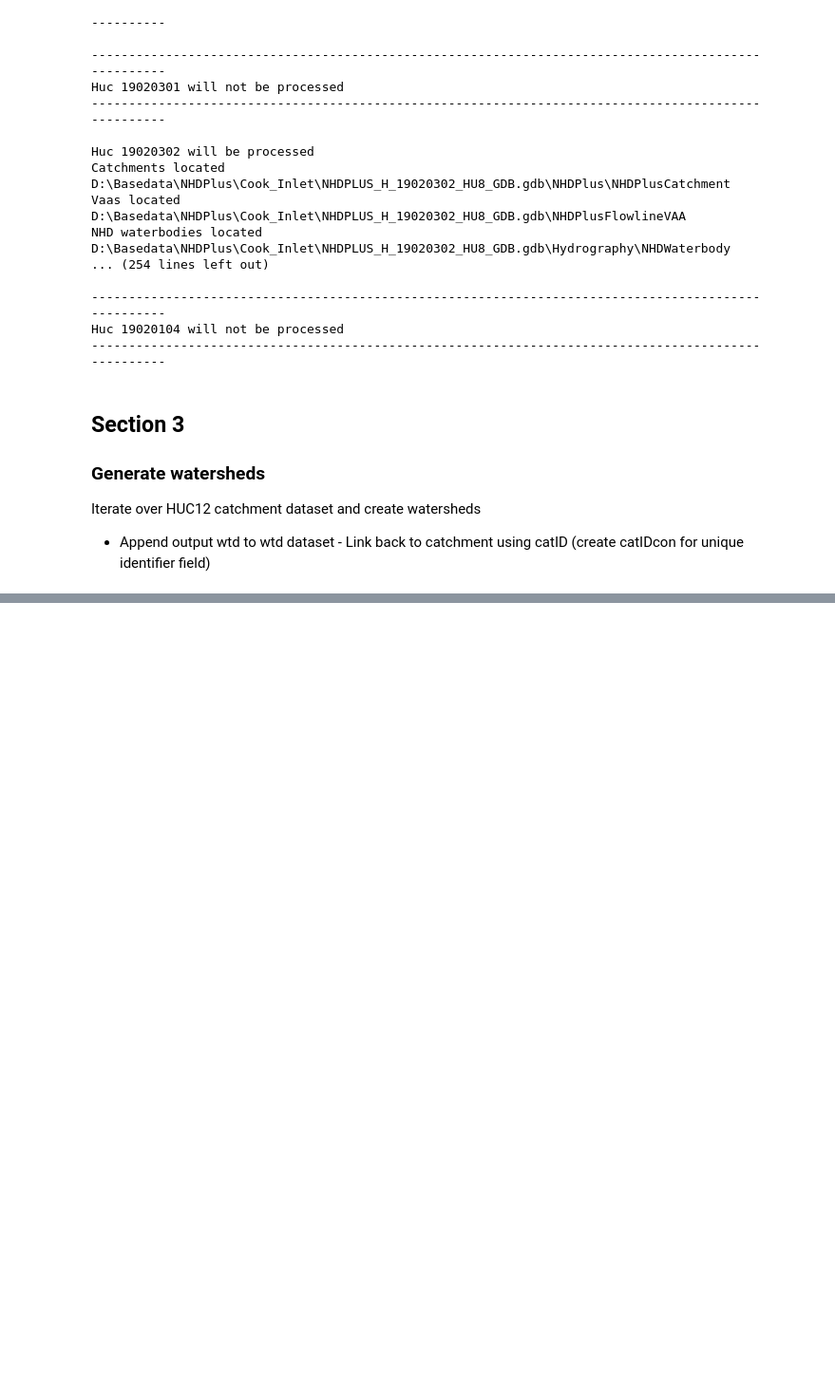
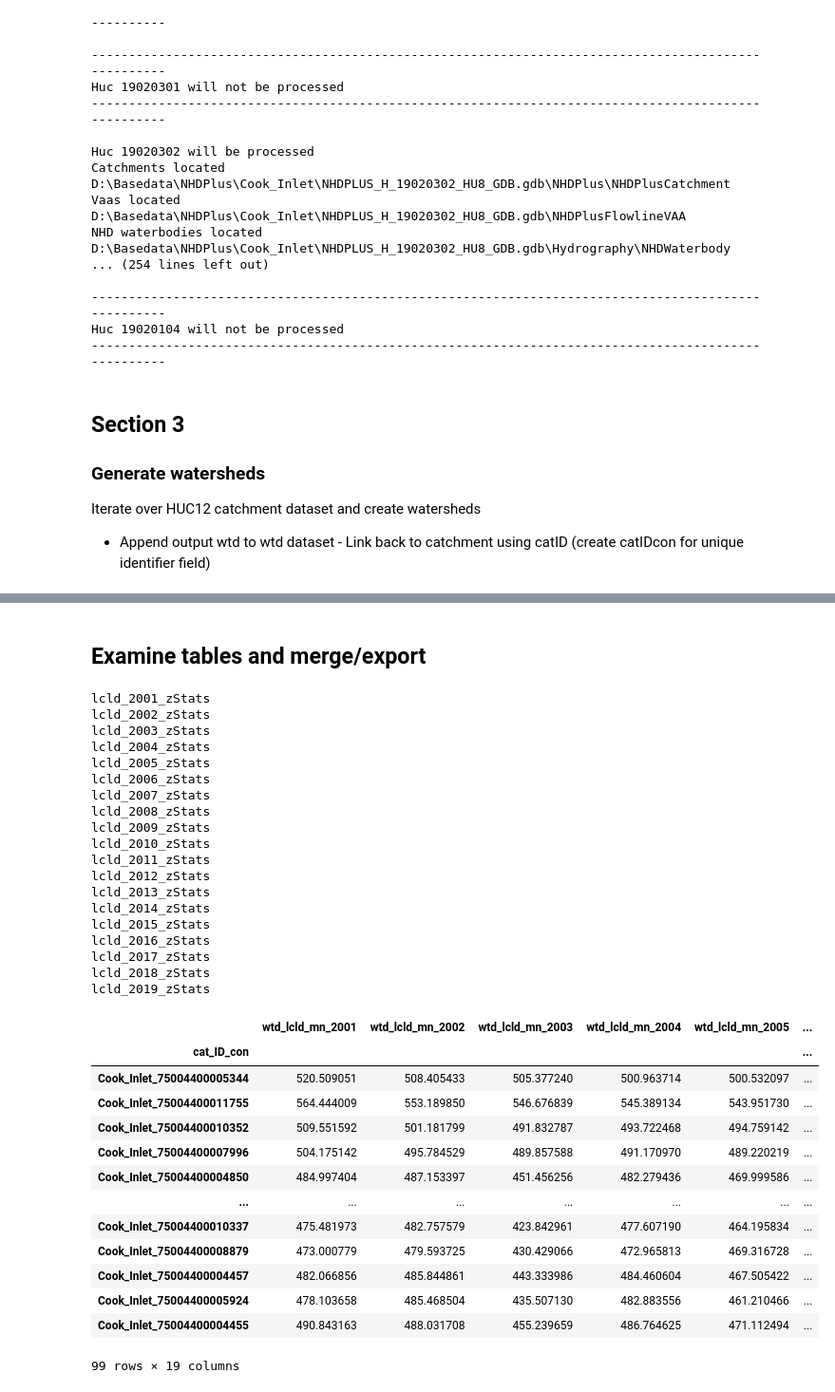
Before and after one commit to erinlarson/AKSSF, a Jupyter notebook: data_preparation/sensitivity_drivers/geomorphology/AKSSF_Huc12_prediction.ipynb, the cells around one changed output, grey strips where cells are left out. Shown: that part at 95% size. Drawn from its saved outputs; the diff is of its cells as text; code cells hidden in the pictures; blank space fills up the shorter version.

```diff
--- a/data_preparation/sensitivity_drivers/geomorphology/AKSSF_Huc12_prediction.ipynb
+++ b/data_preparation/sensitivity_drivers/geomorphology/AKSSF_Huc12_prediction.ipynb
@@ -365,3 +539,21 @@ Iterate over HUC12 catchment dataset and create watersheds
+# %%
+vpu = '19020302'
+wtd_merge = arcpy.Merge_management(wtdList, os.path.join(huc12cv_scratchgdb,'AKSSF_HUC_'+str(vpu)+'_wtds_merge'),'','ADD_SOURCE_INFO')
+arcpy.AddField_management(wtd_merge,'cat_ID_con','TEXT')
+arcpy.AddField_management(wtd_merge,'cat_ID','DOUBLE')
+arcpy.AddField_management(wtd_merge,'cat_ID_txt','TEXT')
+arcpy.AddField_management(wtd_merge,'NHDPlusID','DOUBLE')
+with arcpy.da.UpdateCursor(wtd_merge,['MERGE_SRC','NHDPlusID','cat_ID_con','cat_ID','cat_ID_txt']) as cur:
+    for row in cur:
+        # Pull nhdplus id from merge source and calculate fields
+        nhdplusid= int(row[0].split('\\')[-1:][0].split('_')[1])
+        row[1] = nhdplusid
+        row[2] = vpuDict[vpu][6] + '_' + str(nhdplusid)
+        row[3] = nhdplusid
+        row[4] = str(nhdplusid)
+        cur.updateRow(row)
+    del(row)
+del(cur)
 # %% [markdown]
 ## Section 4
 ###Calculate covariates
@@ -372,0 +785,59 @@ Iterate over watersheds and calcate the following:
+# %% [markdown]
+## Examine tables and merge/export
+# %%
+dfs = []
+for table in lcld_Ztables:
+    tblname = table[-16:]
+    print(tblname)
+    dfname = tblname + '_arr'
+    # Make df
+    dfname = pd.DataFrame()
+    lcld_field_list = []
+    for field in arcpy.ListFields(table):
+        lcld_field_list.append(field.name)
+        #print(f'{field.name}')
+    lcld_arr = arcpy.da.TableToNumPyArray(table, lcld_field_list)
+    dfname = pd.DataFrame(lcld_arr)
+    dfname = dfname.drop(['OBJECTID','ZONE_CODE', 'AREA', 'COUNT'],axis=1)
+    dfname = dfname.set_index('cat_ID_con')
+    dfs.append(dfname)
+
+# Merge all data frames together
+import numpy as np
+from functools import reduce
+lcld_df = reduce(lambda left,right: pd.merge(left,right,on='cat_ID_con',how="outer"), dfs)
+lcld_df
+# %% [output]
+lcld_2001_zStats
+lcld_2002_zStats
+lcld_2003_zStats
+lcld_2004_zStats
+lcld_2005_zStats
+lcld_2006_zStats
+lcld_2007_zStats
+lcld_2008_zStats
+lcld_2009_zStats
+lcld_2010_zStats
+lcld_2011_zStats
+lcld_2012_zStats
+lcld_2013_zStats
+lcld_2014_zStats
+lcld_2015_zStats
+lcld_2016_zStats
+lcld_2017_zStats
+lcld_2018_zStats
+lcld_2019_zStats
+|  | wtd_lcld_mn_2001 | wtd_lcld_mn_2002 | wtd_lcld_mn_2003 | wtd_lcld_mn_2004 | wtd_lcld_mn_2005 | ... |
+| cat_ID_con |  |  |  |  |  | ... |
+| Cook_Inlet_75004400005344 | 520.509051 | 508.405433 | 505.377240 | 500.963714 | 500.532097 | ... |
+| Cook_Inlet_75004400011755 | 564.444009 | 553.189850 | 546.676839 | 545.389134 | 543.951730 | ... |
+| Cook_Inlet_75004400010352 | 509.551592 | 501.181799 | 491.832787 | 493.722468 | 494.759142 | ... |
+| Cook_Inlet_75004400007996 | 504.175142 | 495.784529 | 489.857588 | 491.170970 | 489.220219 | ... |
+| Cook_Inlet_75004400004850 | 484.997404 | 487.153397 | 451.456256 | 482.279436 | 469.999586 | ... |
+| ... | ... | ... | ... | ... | ... | ... |
+| Cook_Inlet_75004400010337 | 475.481973 | 482.757579 | 423.842961 | 477.607190 | 464.195834 | ... |
+| Cook_Inlet_75004400008879 | 473.000779 | 479.593725 | 430.429066 | 472.965813 | 469.316728 | ... |
+| Cook_Inlet_75004400004457 | 482.066856 | 485.844861 | 443.333986 | 484.460604 | 467.505422 | ... |
+| Cook_Inlet_75004400005924 | 478.103658 | 485.468504 | 435.507130 | 482.883556 | 461.210466 | ... |
+| Cook_Inlet_75004400004455 | 490.843163 | 488.031708 | 455.239659 | 486.764625 | 471.112494 | ... |
+99 rows × 19 columns
```
Also changed, not shown: parts of 17 cells of this notebook, 10 other files.
